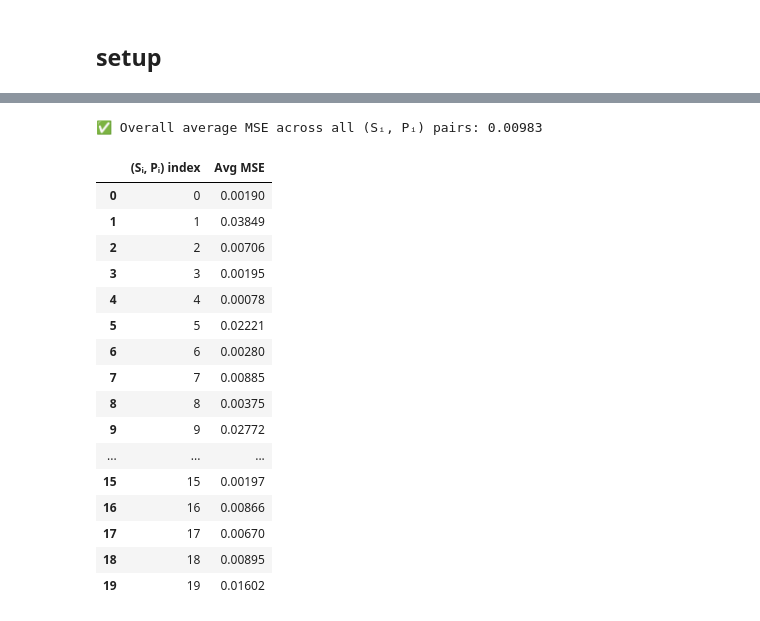
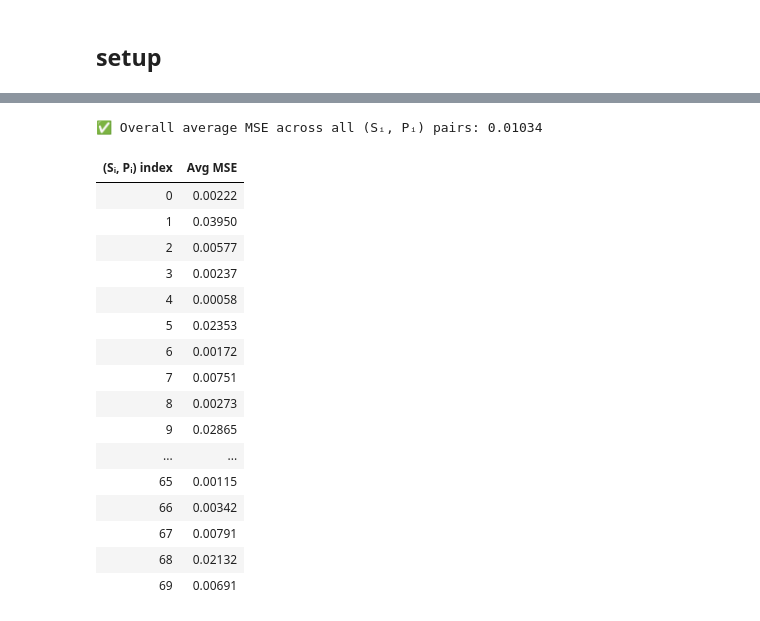
Before and after one commit to ellielin23/inverse_design_spinodoids, a Jupyter notebook: spinodoid_cvae/evaluate.ipynb, the cells around one changed output, grey strips where cells are left out. Saved outputs shown, nothing was run; the diff lists cells and outputs as text; code cells hidden in the pictures.

```diff
--- a/spinodoid_cvae/evaluate.ipynb
+++ b/spinodoid_cvae/evaluate.ipynb
@@ -31,6 +33,6 @@ device = torch.device("cuda" if torch.cuda.is_available() else "cpu")
 # %%
 # === specify trial number ===
-trial = 7
+trial = 10
 flow_type = "realnvp"
 
 # === load paths ===
@@ -41,9 +43,9 @@ config_path = os.path.join(trial_dir, f"config_{trial}.txt")
 print(f"✅ Loaded files from trial {trial} for {flow_type} flow")
 
 # === load data ===
-target_index = 0
+target_index = 3
 P_all, S_all = load_dataset(DATA_PATH)
 P_target = P_all[target_index].unsqueeze(0).to(device)   # (1, P_dim)
 S_true = S_all[target_index].cpu().numpy()            # (S_dim,)
-print(f"✅ Set target index as 8")
+print(f"✅ Set (Sᵢ, Pᵢ) index as i = {target_index}")
 # %% [output]
@@ -239,17 +195,0 @@ df
-# %%
-from utils.fNN_utils.mathops import dyad
-from functools import partial
-from itertools import permutations, product
-import tensorflow as tf
-from utils.fNN_utils.fNN_layers import *
-
-# === load max's fNN model ===
-custom_objects = {
-    'PermutationEquivariantLayer': PermutationEquivariantLayer,
-    'DoubleContractionLayer': DoubleContractionLayer,
-    'EnforceIsotropyLayer': EnforceIsotropyLayer,
-    'NormalizationLayer': NormalizationLayer
-}
-
-fNN = tf.keras.models.load_model('utils/fNN_utils/max_fNN.h5', custom_objects=custom_objects)  # adjust path if needed
-print("✅ Loaded Max's forward model")
@@ -295,24 +236,23 @@ output.plot_per_component_bars(P_preds, P_target, P_mean, P_std)
 # %%
-df_mse = output.evaluate_avg_mse_per_candidate(
-    decoder, P_all, S_all, latent_dim=LATENT_DIM, fNN=fNN, N=20, device=device
+df_mse = output.evaluate_avg_mse_per_target_pair(
+    decoder, P_all, S_all, latent_dim=LATENT_DIM, fNN=fNN, N=70, device=device
 )
-df_mse
 # %% [output]
-✅ Overall average MSE across all (Sᵢ, Pᵢ) pairs: 0.00983
+✅ Overall average MSE across all (Sᵢ, Pᵢ) pairs: 0.01034
-|  | (Sᵢ, Pᵢ) index | Avg MSE |
-| 0 | 0 | 0.00190 |
-| 1 | 1 | 0.03849 |
-| 2 | 2 | 0.00706 |
-| 3 | 3 | 0.00195 |
-| 4 | 4 | 0.00078 |
-| 5 | 5 | 0.02221 |
-| 6 | 6 | 0.00280 |
-| 7 | 7 | 0.00885 |
-| 8 | 8 | 0.00375 |
-| 9 | 9 | 0.02772 |
-| ... | ... | ... |
-| 15 | 15 | 0.00197 |
-| 16 | 16 | 0.00866 |
-| 17 | 17 | 0.00670 |
-| 18 | 18 | 0.00895 |
-| 19 | 19 | 0.01602 |
+| (Sᵢ, Pᵢ) index | Avg MSE |
+| 0 | 0.00222 |
+| 1 | 0.03950 |
+| 2 | 0.00577 |
+| 3 | 0.00237 |
+| 4 | 0.00058 |
+| 5 | 0.02353 |
+| 6 | 0.00172 |
+| 7 | 0.00751 |
+| 8 | 0.00273 |
+| 9 | 0.02865 |
+| ... | ... |
+| 65 | 0.00115 |
+| 66 | 0.00342 |
+| 67 | 0.00791 |
+| 68 | 0.02132 |
+| 69 | 0.00691 |
```
Also changed, not shown: parts of 19 cells of this notebook, 11 other files.
